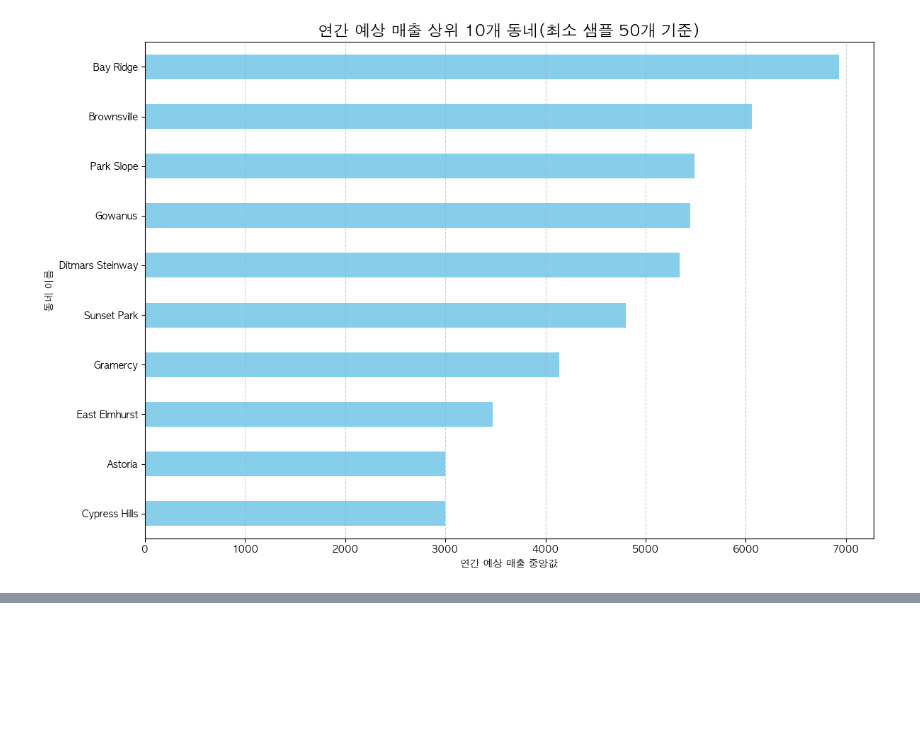
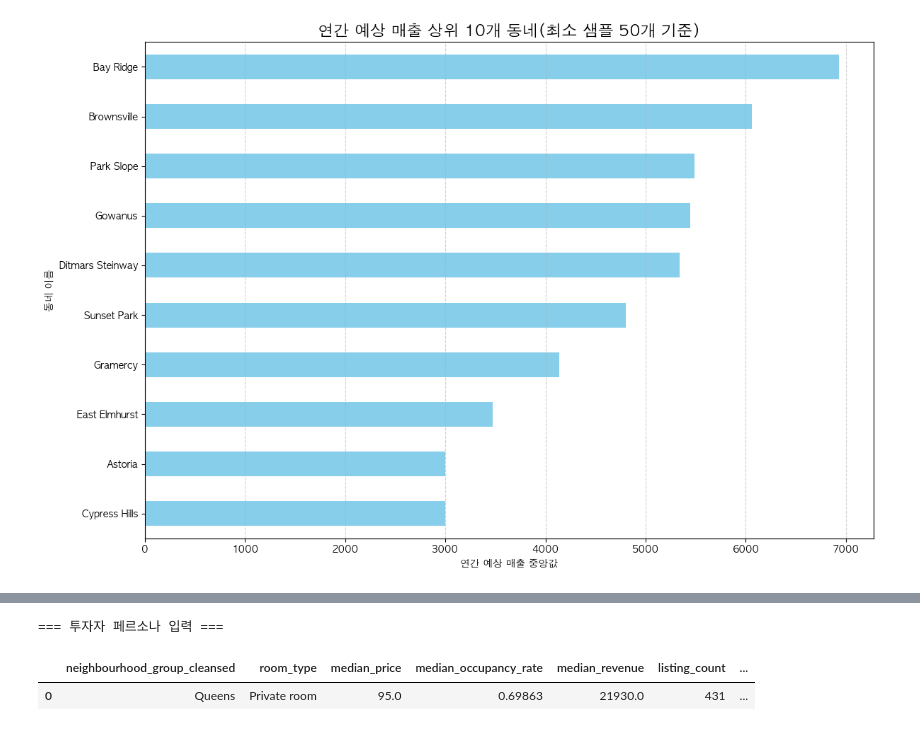
Before and after one commit to motimit/second_project, a Jupyter notebook: Kyuri_EDA/어디에 어떤 숙소.ipynb, the cells around one changed output, grey strips where cells are left out. Saved outputs shown, nothing was run; the diff lists cells and outputs as text; code cells hidden in the pictures; blank space fills up the shorter version.

```diff
--- a/Kyuri_EDA/어디에 어떤 숙소.ipynb
+++ b/Kyuri_EDA/어디에 어떤 숙소.ipynb
@@ -182,0 +264,28 @@ Name: occupancy_rate, dtype: float64
+# %%
+# 사용자 입력으로 persona 만들기
+def create_persona():
+    print("=== 투자자 페르소나 입력 ===")
+    property_regulation_type = input("운영 형태 입력 (Residential_short_term/Residential_long_term/Hotel): ")
+    room_type = input("숙소 타입 입력 (Entire home/apt, Private room, Hotel room 등): ")
+    accommodates_min = int(input("최소 수용 인원 입력: "))
+    neighbourhood_group_cleansed = input("동네 입력 (Manhattan, Brooklyn, Queens, Bronx, Staten Island): ")
+
+    # 딕셔너리로 저장
+    persona = {
+        'property_regulation_type': property_regulation_type,
+        'room_type': room_type,
+        'accommodates_min': accommodates_min,
+        'neighbourhood_group_cleansed': neighbourhood_group_cleansed
+    }
+
+    return persona
+
+# 사용 예시
+persona = create_persona()
+initial_investment = int(input("초기 투자금 입력: "))
+
+recommend_investor(df, persona, initial_investment, top_n=10)
+# %% [output]
+=== 투자자 페르소나 입력 ===
+|  | neighbourhood_group_cleansed | room_type | median_price | median_occupancy_rate | median_revenue | listing_count | ... |
+| 0 | Queens | Private room | 95.0 | 0.69863 | 21930.0 | 431 | ... |
```
Also changed, not shown: parts of 4 cells of this notebook, 2 other files.
